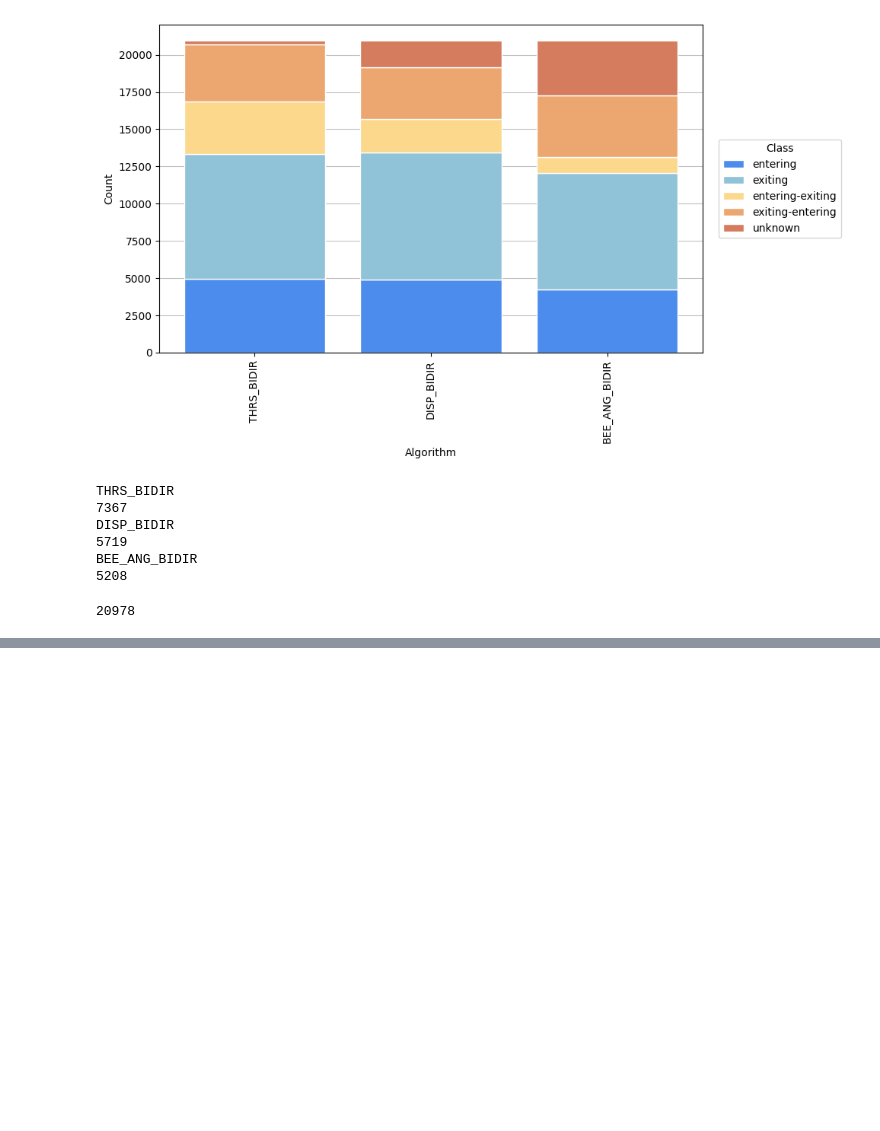
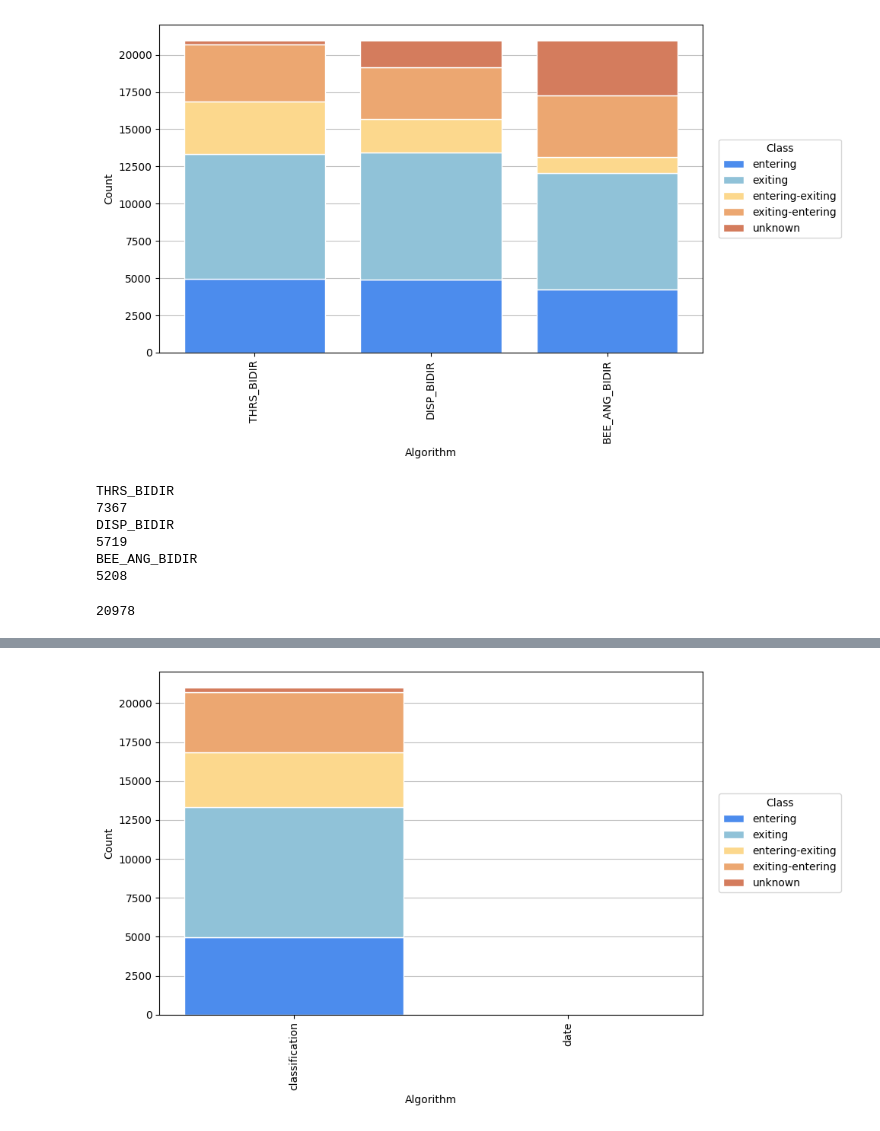
Before and after one commit to lablluberes/beeClassificationMethods, a Jupyter notebook: month_data/Rules-Full.ipynb, the cells around one changed output, grey strips where cells are left out. Saved outputs shown, nothing was run; the diff lists cells and outputs as text; code cells hidden in the pictures; blank space fills up the shorter version.

```diff
--- a/month_data/Rules-Full.ipynb
+++ b/month_data/Rules-Full.ipynb
@@ -320,3 +320,24 @@ BEE_ANG_BIDIR
 len(events)
 # %% [output]
 20978
+# %%
+def fixDate(x):
+    month = x.month
+    day = x.day
+    if day < 10:
+        day = f'0{day}'
+    return f'{month}/{day}'
+# %%
+#classify all events with thrs_bidir for date separation
+events = vdf['group_id'].unique()
+thrs_bidir = {'classification':[], 'date':[]}
+
+
+for i in events:
+    detections = vdf[vdf['group_id'] == i]
+    result = in_out2(detections)
+    thrs_bidir['classification'].append(result)
+    thrs_bidir['date'].append(fixDate(detections['track_starttime'].iloc[0]))
+# %%
+thrs_bidir = pd.DataFrame.from_dict(thrs_bidir)
+thrs_bidir
@@ -322,0 +415,5 @@ len(events)
+# %%
+
+generate_dist(thrs_bidir,"thrs_bidir")
+# %% [output]
+[figure, added]
```
Also changed, not shown: parts of 5 cells of this notebook, 28 other files.
